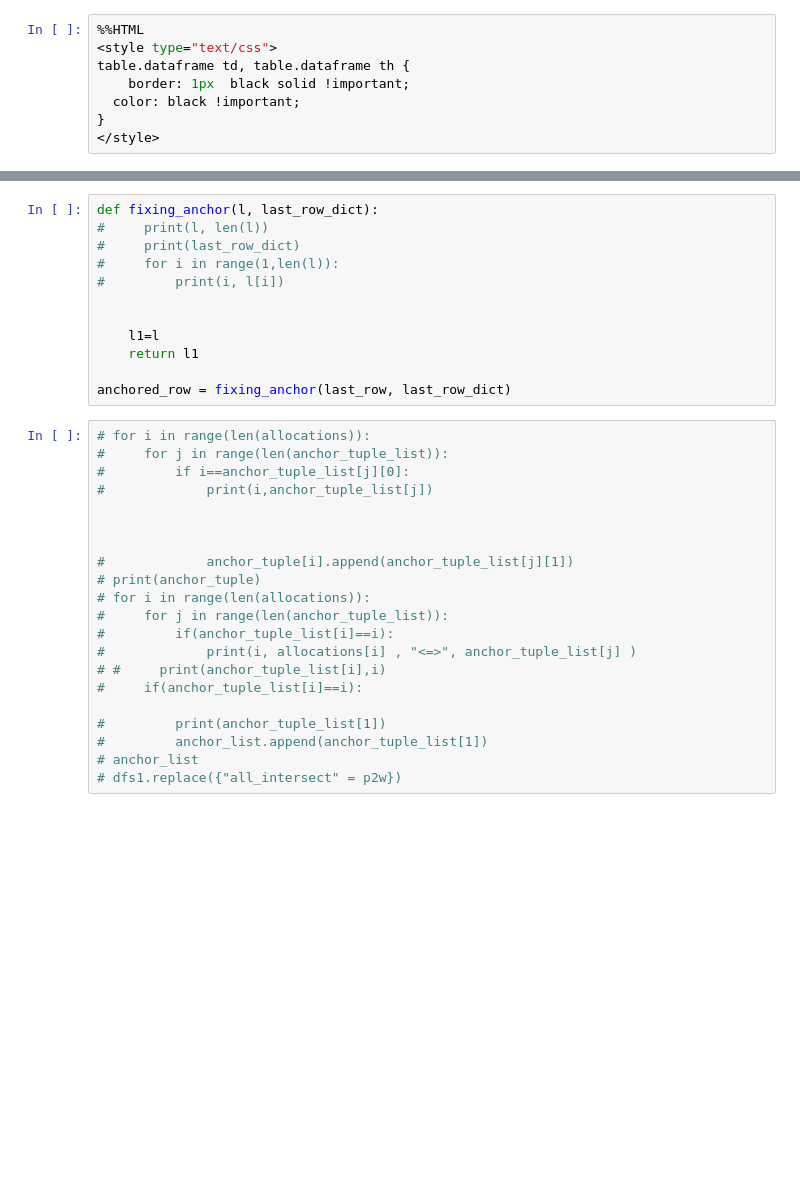
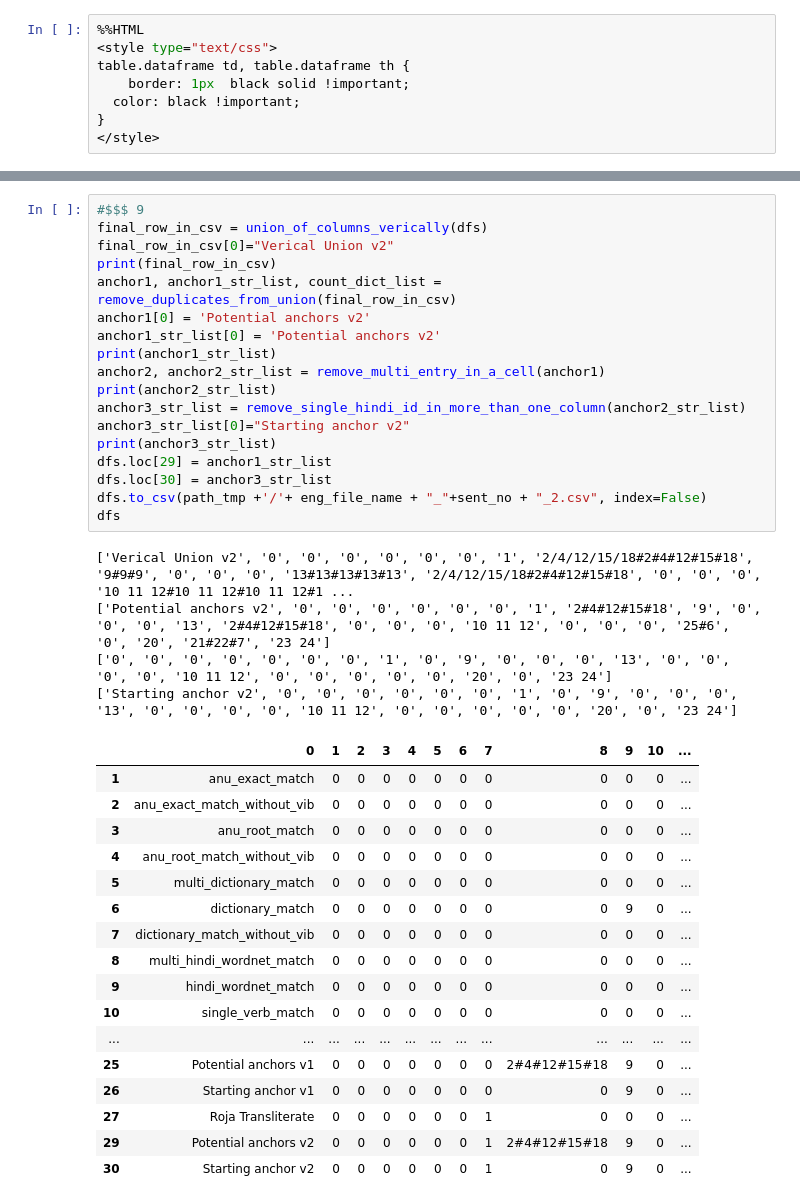
Before and after one commit to PawarKishori/Alignment1, a Jupyter notebook: working_debug/Parser_facts_in_csv.ipynb, the cells around one changed output, grey strips where cells are left out. Cells and saved outputs as stored; diff of their text form; blank space fills up the shorter version.

```diff
--- a/working_debug/Parser_facts_in_csv.ipynb
+++ b/working_debug/Parser_facts_in_csv.ipynb
@@ -477,33 +560,40 @@ ValueError: cannot set a row with mismatched columns
-# %%
-def fixing_anchor(l, last_row_dict):
-#     print(l, len(l))
-#     print(last_row_dict)
-#     for i in range(1,len(l)):
-#         print(i, l[i])
-
-
-    l1=l
-    return l1
-
-anchored_row = fixing_anchor(last_row, last_row_dict)
-# %%
-# for i in range(len(allocations)):
-#     for j in range(len(anchor_tuple_list)):
-#         if i==anchor_tuple_list[j][0]:
-#             print(i,anchor_tuple_list[j])
-
-
-
-#             anchor_tuple[i].append(anchor_tuple_list[j][1])
-# print(anchor_tuple)
-# for i in range(len(allocations)):
-#     for j in range(len(anchor_tuple_list)):
-#         if(anchor_tuple_list[i]==i):
-#             print(i, allocations[i] , "<=>", anchor_tuple_list[j] )
-# #     print(anchor_tuple_list[i],i)
-#     if(anchor_tuple_list[i]==i):
-
-#         print(anchor_tuple_list[1])
-#         anchor_list.append(anchor_tuple_list[1])
-# anchor_list
-# dfs1.replace({"all_intersect" = p2w})
+# %%
+#$$$ 9
+final_row_in_csv = union_of_columns_verically(dfs)
+final_row_in_csv[0]="Verical Union v2"
+print(final_row_in_csv)
+anchor1, anchor1_str_list, count_dict_list = remove_duplicates_from_union(final_row_in_csv)
+anchor1[0] = 'Potential anchors v2'
+anchor1_str_list[0] = 'Potential anchors v2'
+print(anchor1_str_list)
+anchor2, anchor2_str_list = remove_multi_entry_in_a_cell(anchor1)
+print(anchor2_str_list)
+anchor3_str_list = remove_single_hindi_id_in_more_than_one_column(anchor2_str_list)
+anchor3_str_list[0]="Starting anchor v2"
+print(anchor3_str_list)
+dfs.loc[29] = anchor1_str_list
+dfs.loc[30] = anchor3_str_list
+dfs.to_csv(path_tmp +'/'+ eng_file_name + "_"+sent_no + "_2.csv", index=False)
+dfs
+# %% [output]
+['Verical Union v2', '0', '0', '0', '0', '0', '0', '1', '2/4/12/15/18#2#4#12#15#18', '9#9#9', '0', '0', '0', '13#13#13#13#13', '2/4/12/15/18#2#4#12#15#18', '0', '0', '0', '10 11 12#10 11 12#10 11 12#1 ...
+['Potential anchors v2', '0', '0', '0', '0', '0', '0', '1', '2#4#12#15#18', '9', '0', '0', '0', '13', '2#4#12#15#18', '0', '0', '0', '10 11 12', '0', '0', '0', '25#6', '0', '20', '21#22#7', '23 24']
+['0', '0', '0', '0', '0', '0', '0', '1', '0', '9', '0', '0', '0', '13', '0', '0', '0', '0', '10 11 12', '0', '0', '0', '0', '0', '20', '0', '23 24']
+['Starting anchor v2', '0', '0', '0', '0', '0', '0', '1', '0', '9', '0', '0', '0', '13', '0', '0', '0', '0', '10 11 12', '0', '0', '0', '0', '0', '20', '0', '23 24']
+|  | 0 | 1 | 2 | 3 | 4 | 5 | 6 | 7 | 8 | 9 | 10 | ... |
+| 1 | anu_exact_match | 0 | 0 | 0 | 0 | 0 | 0 | 0 | 0 | 0 | 0 | ... |
+| 2 | anu_exact_match_without_vib | 0 | 0 | 0 | 0 | 0 | 0 | 0 | 0 | 0 | 0 | ... |
+| 3 | anu_root_match | 0 | 0 | 0 | 0 | 0 | 0 | 0 | 0 | 0 | 0 | ... |
+| 4 | anu_root_match_without_vib | 0 | 0 | 0 | 0 | 0 | 0 | 0 | 0 | 0 | 0 | ... |
+| 5 | multi_dictionary_match | 0 | 0 | 0 | 0 | 0 | 0 | 0 | 0 | 0 | 0 | ... |
+| 6 | dictionary_match | 0 | 0 | 0 | 0 | 0 | 0 | 0 | 0 | 9 | 0 | ... |
+| 7 | dictionary_match_without_vib | 0 | 0 | 0 | 0 | 0 | 0 | 0 | 0 | 0 | 0 | ... |
+| 8 | multi_hindi_wordnet_match | 0 | 0 | 0 | 0 | 0 | 0 | 0 | 0 | 0 | 0 | ... |
+| 9 | hindi_wordnet_match | 0 | 0 | 0 | 0 | 0 | 0 | 0 | 0 | 0 | 0 | ... |
+| 10 | single_verb_match | 0 | 0 | 0 | 0 | 0 | 0 | 0 | 0 | 0 | 0 | ... |
+| ... | ... | ... | ... | ... | ... | ... | ... | ... | ... | ... | ... | ... |
+| 25 | Potential anchors v1 | 0 | 0 | 0 | 0 | 0 | 0 | 0 | 2#4#12#15#18 | 9 | 0 | ... |
+| 26 | Starting anchor v1 | 0 | 0 | 0 | 0 | 0 | 0 | 0 | 0 | 9 | 0 | ... |
+| 27 | Roja Transliterate | 0 | 0 | 0 | 0 | 0 | 0 | 1 | 0 | 0 | 0 | ... |
+| 29 | Potential anchors v2 | 0 | 0 | 0 | 0 | 0 | 0 | 1 | 2#4#12#15#18 | 9 | 0 | ... |
+| 30 | Starting anchor v2 | 0 | 0 | 0 | 0 | 0 | 0 | 1 | 0 | 9 | 0 | ... |
```
Also changed, not shown: parts of 13 cells of this notebook.
